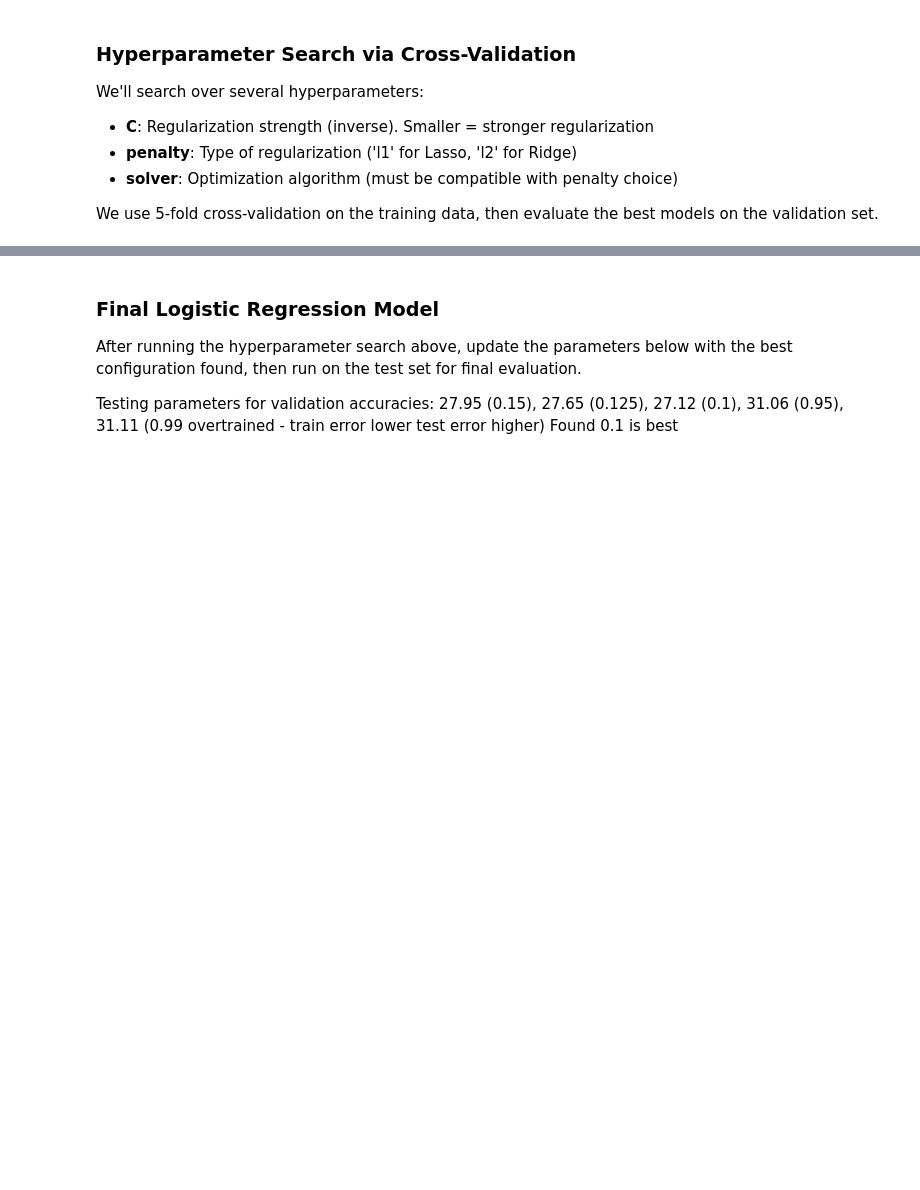
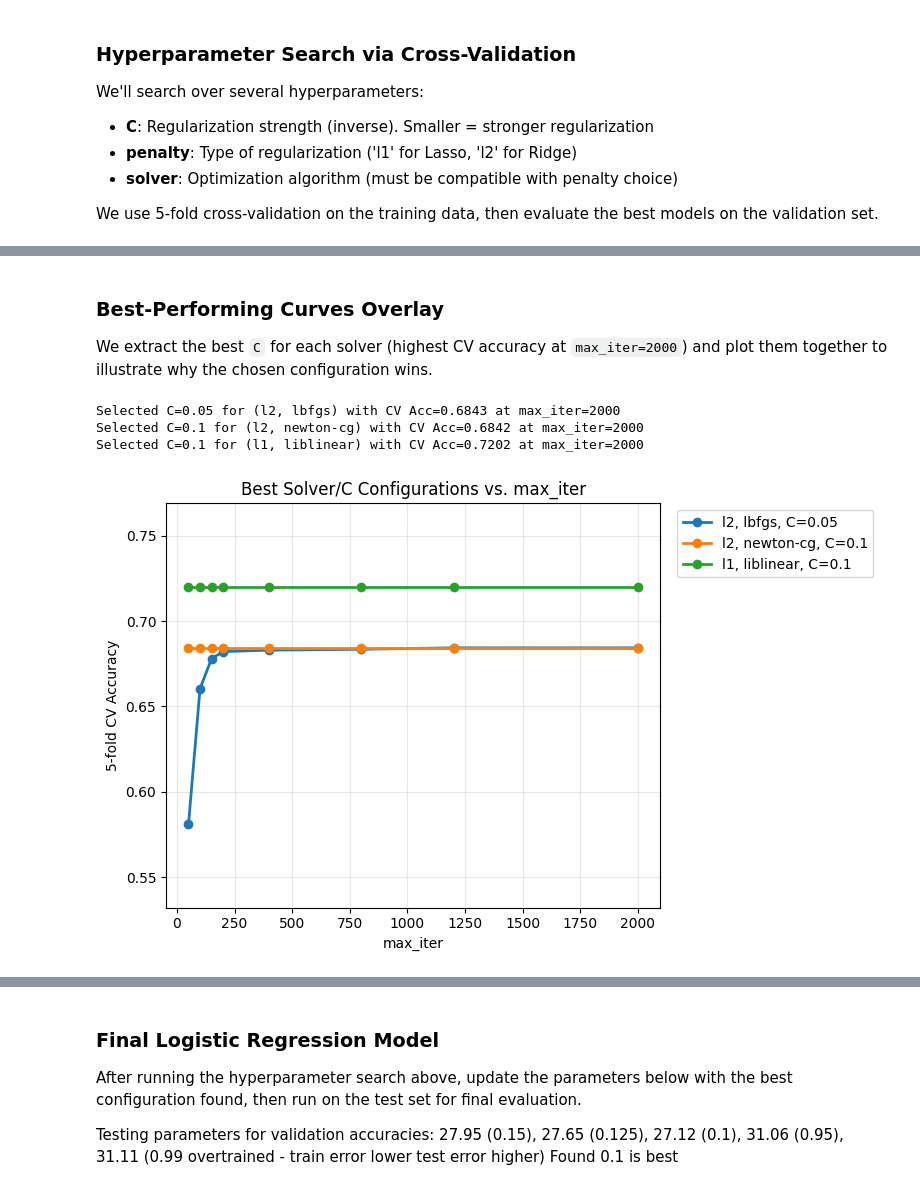
Before and after one commit to ziqil40/Emotion-Detection, a Jupyter notebook: Nickolas.ipynb, the cells around one changed output, grey strips where cells are left out. Saved outputs shown, nothing was run; the diff lists cells and outputs as text; code cells hidden in the pictures; blank space fills up the shorter version.

```diff
--- a/Nickolas.ipynb
+++ b/Nickolas.ipynb
@@ -297,3 +835,62 @@ CROSS-VALIDATION RESULTS (sorted by CV accuracy)
+# %% [markdown]
+### Best-Performing Curves Overlay
+We extract the best `C` for each solver (highest CV accuracy at `max_iter=2000`) and plot them together to illustrate why the chosen configuration wins.
+# %%
+best_curves = []
+max_iter_max = max(max_iter_grid)
+
+for penalty, solver in penalty_solver_combos:
+    subset = cv_iter_df[(cv_iter_df['penalty'] == penalty) & (cv_iter_df['solver'] == solver)]
+    if subset.empty:
+        continue
+    terminal = subset[subset['max_iter'] == max_iter_max]
+    if terminal.empty:
+        continue
+    best_row = terminal.sort_values('cv_mean_accuracy', ascending=False).iloc[0]
+    best_C = best_row['C']
+    best_curve = subset[subset['C'] == best_C].sort_values('max_iter')
+    best_curves.append((penalty, solver, best_C, best_curve))
+    print(
+        f"Selected C={best_C} for ({penalty}, {solver}) with CV Acc={best_row['cv_mean_accuracy']:.4f} at max_iter={max_iter_max}"
+    )
+
+if not best_curves:
+    print("No curves available to plot.")
+else:
+    fig, ax = plt.subplots(figsize=(8, 5))
+    all_values = []
+
+    for penalty, solver, best_C, curve in best_curves:
+        label = f"{penalty}, {solver}, C={best_C}"
+        ax.plot(
+            curve['max_iter'],
+            curve['cv_mean_accuracy'],
+            marker='o',
+            linewidth=2,
+            label=label
+        )
+        all_values.append(curve['cv_mean_accuracy'].values)
+
+    stacked = np.concatenate(all_values)
+    y_min = stacked.min()
+    y_max = stacked.max()
+    pad = max(0.0025, (y_max - y_min) * 0.35)
+    lower = max(0.0, y_min - pad)
+    upper = min(1.0, y_max + pad)
+
+    ax.set_title("Best Solver/C Configurations vs. max_iter")
+    ax.set_xlabel("max_iter")
+    ax.set_ylabel("5-fold CV Accuracy")
+    ax.set_ylim(lower, upper)
+    ax.grid(True, alpha=0.3)
+    ax.legend(bbox_to_anchor=(1.02, 1), loc='upper left')
+    plt.tight_layout()
+    plt.show()
+# %% [output]
+Selected C=0.05 for (l2, lbfgs) with CV Acc=0.6843 at max_iter=2000
+Selected C=0.1 for (l2, newton-cg) with CV Acc=0.6842 at max_iter=2000
+Selected C=0.1 for (l1, liblinear) with CV Acc=0.7202 at max_iter=2000
+[figure, added]
 # %%
 # Evaluate top 5 models on VALIDATION set (not test!)
 # This helps us pick the best model before final test evaluation
```
Also changed, not shown: parts of 12 cells of this notebook.
